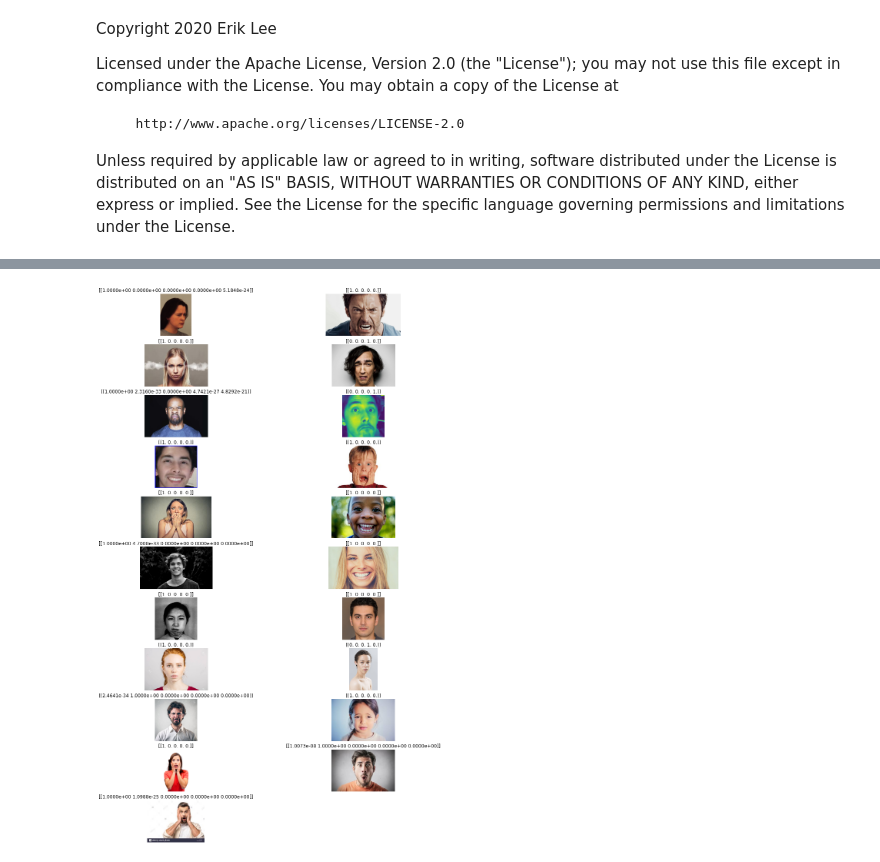
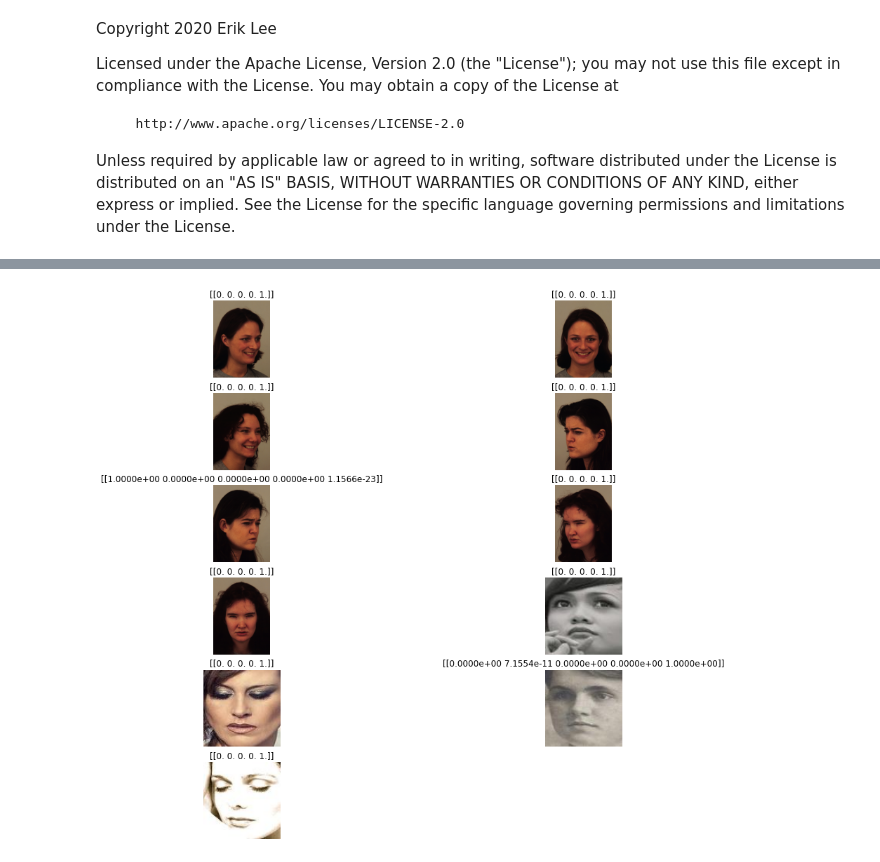
Before and after one commit to e-remington-lee/record_video, a Jupyter notebook: train_model_5.ipynb, the cells around one changed output, grey strips where cells are left out. Saved outputs shown, nothing was run; the diff lists cells and outputs as text; code cells hidden in the pictures.

```diff
--- a/train_model_5.ipynb
+++ b/train_model_5.ipynb
@@ -280,7 +205,7 @@ cp_callback = tf.keras.callbacks.ModelCheckpoint(filepath=check_point_dir, verbo
 # model = tf.keras.models.load_model("checkpoint/checkpoint.hb/")
 # %%
 history = model.fit(train_generator,
-                            epochs=35,
+                            epochs=80,
                             verbose=1,
                             validation_data=validation_generator,
                             callbacks=[cp_callback])
@@ -311,27 +252,28 @@ Found 7288 images belonging to 5 classes.
 # %%
-root_dir = "img_test"
+# root_dir = "img_test"
+root_dir = "emotions_5_test\\test\\anger_disgust"
 dir_ = os.listdir(root_dir)
 
 test_img_paths = [os.path.join(root_dir,x) for x in dir_]
 rows = len(dir_)
 
 fig = plt.gcf()
 fig.set_size_inches(16,48)
 for i, img in enumerate(test_img_paths):
     img_load_for_test = image.load_img(img, target_size=(i_s,i_s))
     img_test = image.img_to_array(img_load_for_test)
     img_test = np.expand_dims(img_test, axis=0)
     title = model.predict(img_test)
 
     img_plot = mpimg.imread(img)
     sb = plt.subplot(20,2,i+1)
     sb.set_title(str(title))
     sb.axis("off")
     img_plot = mpimg.imread(img)
     plt.imshow(img_plot)
 plt.show()
 # %% [output]
-[figure, old version]
+[figure, new version]
 # %%
 # PLOT LOSS AND ACCURACY
 %matplotlib inline
```
Also changed, not shown: parts of 8 cells of this notebook, 5 other files.
